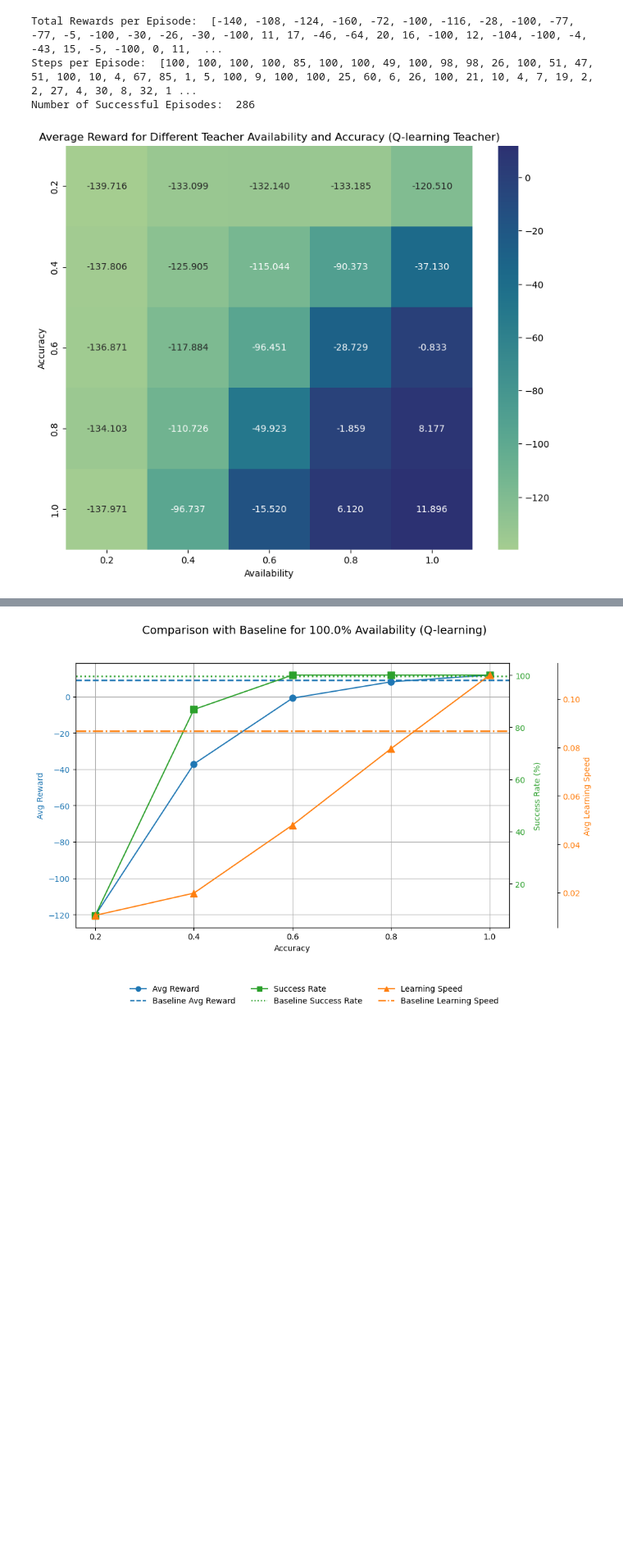
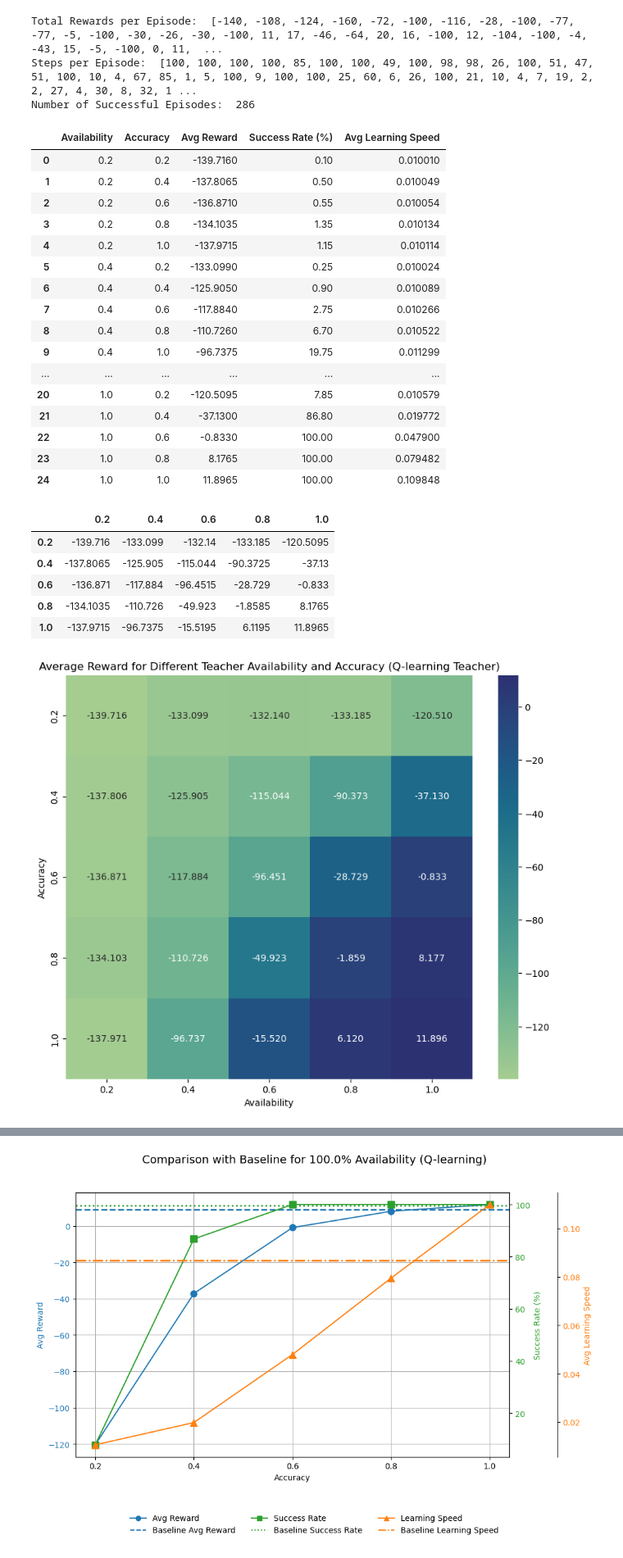
Before and after one commit to namtran3103/UNSWAI2, a Jupyter notebook: assignment2.ipynb, the cells around one changed output, grey strips where cells are left out. Shown: that part at 82% size. Cells and saved outputs as stored; diff of their text form; code cells hidden in the pictures; blank space fills up the shorter version.

```diff
--- a/assignment2.ipynb
+++ b/assignment2.ipynb
@@ -320,34 +320,58 @@ def studentQTraining(a, b):
     averageLearningSpeedStudQ = calculateAverageLearningSpeed(stepsPerEpStudentQ)
 
 
     dataFrameQ.loc[len(dataFrameQ)] = [a, b, averageRewardPerEpStudQ, successRateStudQ, averageLearningSpeedStudQ]
     # flip b and a because index is accuracy and column is availability
     dataFrameHeatQ.loc[b,a] = averageRewardPerEpStudQ
 
 
 for a in availability:
     for b in accuracy:
         studentQTraining(a, b)
 
 envQ.close()
 
-
+display(dataFrameQ)
+display(dataFrameHeatQ)
 
 #save the dataframes to csv
 dataFrameQ.to_csv('dataFrameQlearning.csv', index=False)
 
 
 # Convert the data frame to numeric values for heatmap
 dataFrameHeatQ = dataFrameHeatQ.apply(pd.to_numeric)
 
 # Plot the heatmap
 plt.figure(figsize=(10, 8))
 sn.heatmap(dataFrameHeatQ, annot=True, fmt=".3f", cmap="crest")
 plt.title("Average Reward for Different Teacher Availability and Accuracy (Q-learning Teacher)")
 plt.xlabel("Availability")
 plt.ylabel("Accuracy")
 plt.show()
 # %% [output]
+|  | Availability | Accuracy | Avg Reward | Success Rate (%) | Avg Learning Speed |
+| 0 | 0.2 | 0.2 | -139.7160 | 0.10 | 0.010010 |
+| 1 | 0.2 | 0.4 | -137.8065 | 0.50 | 0.010049 |
+| 2 | 0.2 | 0.6 | -136.8710 | 0.55 | 0.010054 |
+| 3 | 0.2 | 0.8 | -134.1035 | 1.35 | 0.010134 |
+| 4 | 0.2 | 1.0 | -137.9715 | 1.15 | 0.010114 |
+| 5 | 0.4 | 0.2 | -133.0990 | 0.25 | 0.010024 |
+| 6 | 0.4 | 0.4 | -125.9050 | 0.90 | 0.010089 |
+| 7 | 0.4 | 0.6 | -117.8840 | 2.75 | 0.010266 |
+| 8 | 0.4 | 0.8 | -110.7260 | 6.70 | 0.010522 |
+| 9 | 0.4 | 1.0 | -96.7375 | 19.75 | 0.011299 |
+| ... | ... | ... | ... | ... | ... |
+| 20 | 1.0 | 0.2 | -120.5095 | 7.85 | 0.010579 |
+| 21 | 1.0 | 0.4 | -37.1300 | 86.80 | 0.019772 |
+| 22 | 1.0 | 0.6 | -0.8330 | 100.00 | 0.047900 |
+| 23 | 1.0 | 0.8 | 8.1765 | 100.00 | 0.079482 |
+| 24 | 1.0 | 1.0 | 11.8965 | 100.00 | 0.109848 |
+|  | 0.2 | 0.4 | 0.6 | 0.8 | 1.0 |
+| 0.2 | -139.716 | -133.099 | -132.14 | -133.185 | -120.5095 |
+| 0.4 | -137.8065 | -125.905 | -115.044 | -90.3725 | -37.13 |
+| 0.6 | -136.871 | -117.884 | -96.4515 | -28.729 | -0.833 |
+| 0.8 | -134.1035 | -110.726 | -49.923 | -1.8585 | 8.1765 |
+| 1.0 | -137.9715 | -96.7375 | -15.5195 | 6.1195 | 11.8965 |
 [figure]
 # %%
 studentSarsa = np.zeros((numStates, numActions))
```
Also changed, not shown: parts of 1 cell of this notebook.
